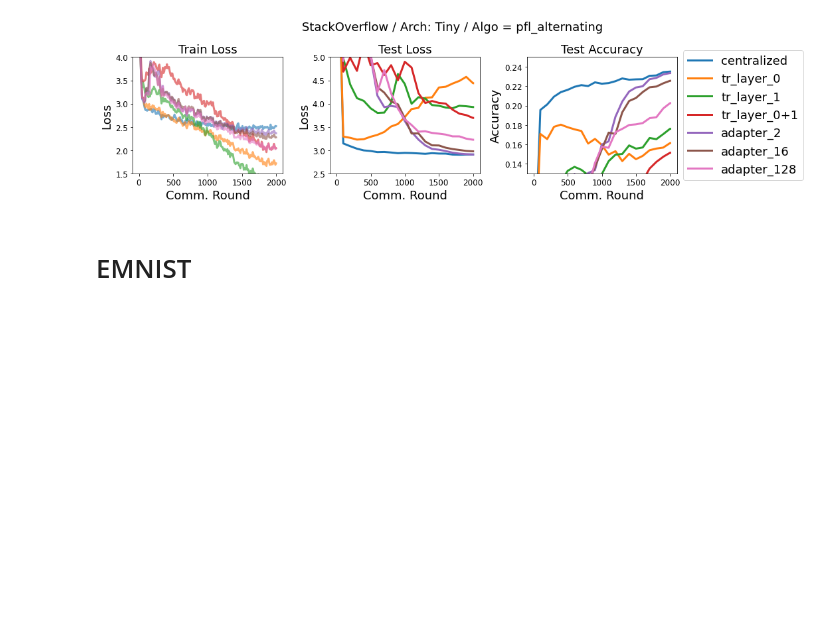
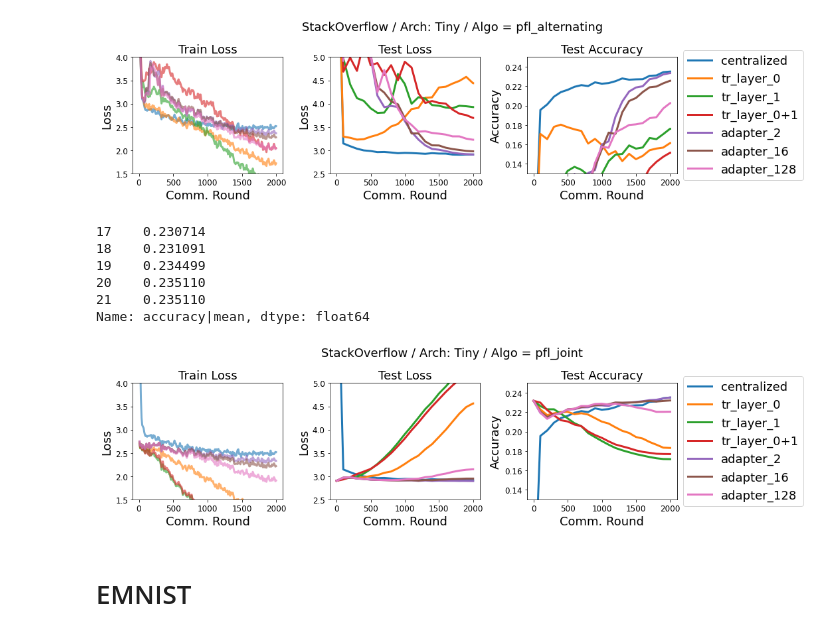
Before and after one commit to facebookresearch/FL_partial_personalization, a Jupyter notebook: parse_outputs.ipynb, the cells around one changed output. Cells and saved outputs as stored; diff of their text form; code cells hidden in the pictures; blank space fills up the shorter version.

```diff
--- a/parse_outputs.ipynb
+++ b/parse_outputs.ipynb
@@ -111,6 +111,80 @@ ax[-1].legend(bbox_to_anchor=(1.04,0.5), loc="center left", borderaxespad=0, fon
 plt.tight_layout()
 # %% [output]
 [figure]
+# %%
+param_list = [
+    "tr_layer_0", "tr_layer_1", "tr_layer_0+1",
+    *[f"adapter_{dim}" for dim in [2, 16, 128]]
+]
+
+descr = "StackOverflow / Arch: Tiny"
+
+pfl_algo = "pfl_joint"
+# pfl_algo = "pfl_alternating"
+
+fn = "so_tiny_{}_{}_pretrained_{}.csv"
+
+df_tr = []
+df_te = []
+for param in param_list:
+    mode = "train"
+    fn1 = fn.format(param, pfl_algo, mode)
+    df_tr.append(pd.read_csv(os.path.join(output_dir_fed, fn1), index_col=0))
+    df_tr[-1].columns.name = param
+    mode = "test"
+    fn1 = fn.format(param, pfl_algo, mode)
+    df_te.append(pd.read_csv(os.path.join(output_dir_fed, fn1), index_col=0))
+    df_te[-1].columns.name = param
+
+# centralized
+param = 'centralized'
+fn = "so_tiny_lr10_seed1_{}.csv"
+df1 = pd.read_csv(os.path.join(output_dir_fed, fn.format('train')), index_col=0)
+df1.columns.name = param
+df2 = pd.read_csv(os.path.join(output_dir_fed, fn.format('test')), index_col=0)
+df2.columns.name = param
+
+param_list.insert(0, param)
+df_tr.insert(0, df1)
+df_te.insert(0, df2)
+
+print(df2['accuracy|mean'][-5:])
+# %% [output]
+17    0.230714
+18    0.231091
+19    0.234499
+20    0.235110
+21    0.235110
+Name: accuracy|mean, dtype: float64
+# %%
+f, ax = plt.subplots(1, 3, figsize=(15, 4))
+f.suptitle(f'{descr} / Algo = {pfl_algo}', fontsize=18)
+
+for i, (p, df) in enumerate(zip(param_list, df_tr)):
+    ax[0].plot(df['round'], df['avg_loss'], alpha=0.6, label=p)
+
+for param, df in zip(param_list, df_te):
+    ax[1].plot(df['round'], df['loss|mean'], label=param)
+    ax[2].plot(df['round'], df['accuracy|mean'], label=param)
+
+ax[0].set_title('Train Loss', fontsize=18)
+ax[1].set_title('Test Loss', fontsize=18)
+ax[2].set_title("Test Accuracy", fontsize=18)
+for a in ax:
+    a.set_xlabel('Comm. Round', fontsize=18)
+    a.set_ylabel('Loss', fontsize=18)
+ax[2].set_ylabel("Accuracy", fontsize=18)
+
+# ax[0].legend(fontsize=18)
+ax[0].set_ylim((1.5, 4))
+ax[1].set_ylim((2.5, 5))
+ax[2].set_ylim((0.13, 0.25))
+
+ax[-1].legend(bbox_to_anchor=(1.04,0.5), loc="center left", borderaxespad=0, fontsize=18)
+
+plt.tight_layout()
+# %% [output]
+[figure, added]
 # %% [markdown]
 # EMNIST
 # %%
```
Also changed, not shown: 15 other files.
